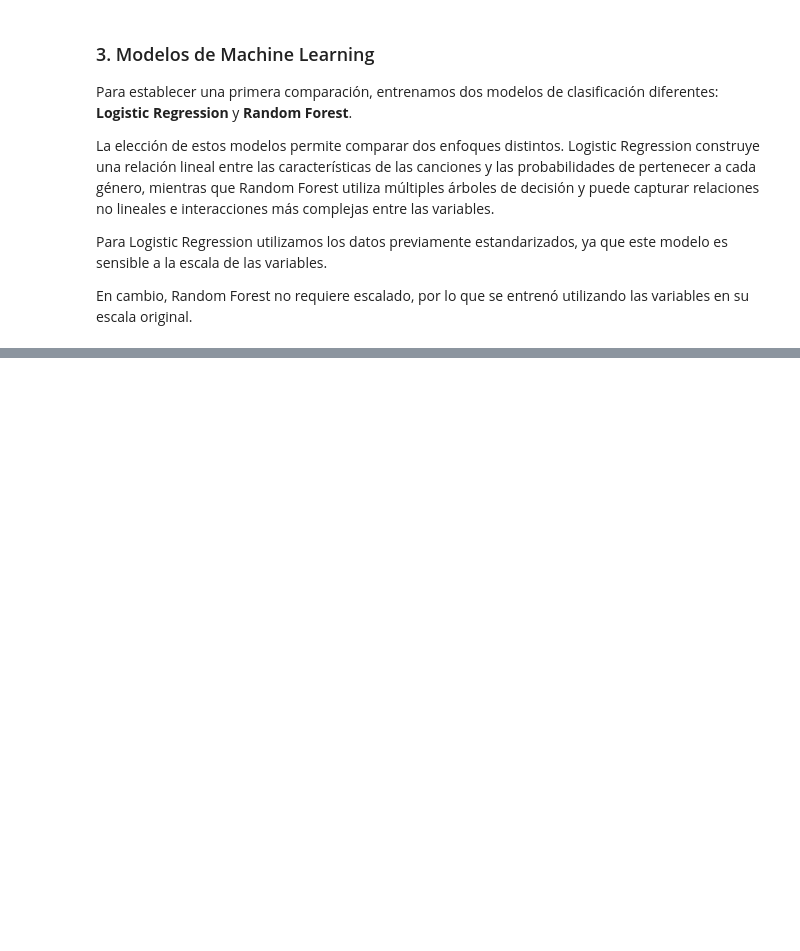
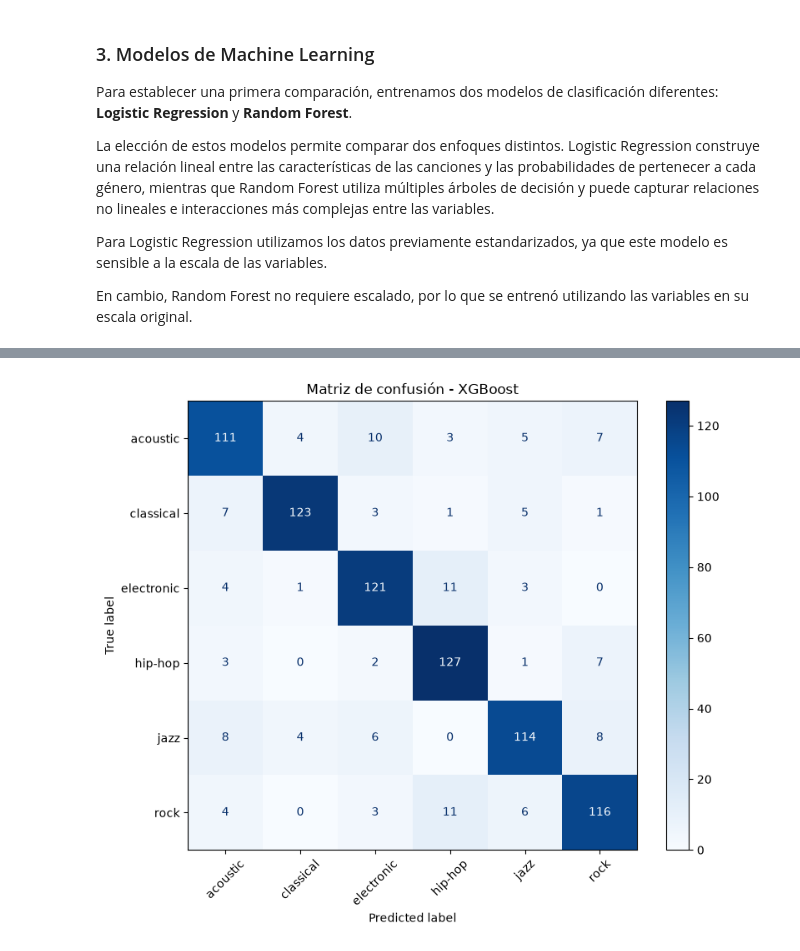
Before and after one commit to Facunare/tp2td6, a Jupyter notebook: Arechaga_Bergman.ipynb, the cells around one changed output, grey strips where cells are left out. Cells and saved outputs as stored; diff of their text form; code cells hidden in the pictures; blank space fills up the shorter version.

```diff
--- a/Arechaga_Bergman.ipynb
+++ b/Arechaga_Bergman.ipynb
@@ -506,0 +1116,34 @@ resultados.sort_values(
+# %%
+from sklearn.metrics import confusion_matrix, ConfusionMatrixDisplay
+import matplotlib.pyplot as plt
+
+# Predicciones del XGBoost base sobre validación
+y_pred_xgb_encoded = xgb_model.predict(X_valid)
+
+y_pred_xgb = label_encoder.inverse_transform(
+    y_pred_xgb_encoded
+)
+
+cm = confusion_matrix(
+    y_valid,
+    y_pred_xgb,
+    labels=label_encoder.classes_
+)
+
+disp = ConfusionMatrixDisplay(
+    confusion_matrix=cm,
+    display_labels=label_encoder.classes_
+)
+
+fig, ax = plt.subplots(figsize=(9, 7))
+
+disp.plot(
+    ax=ax,
+    cmap="Blues",
+    xticks_rotation=45
+)
+
+plt.title("Matriz de confusión - XGBoost")
+plt.show()
+# %% [output]
+[figure, added]
```
Also changed, not shown: parts of 47 cells of this notebook, 8 other files.
